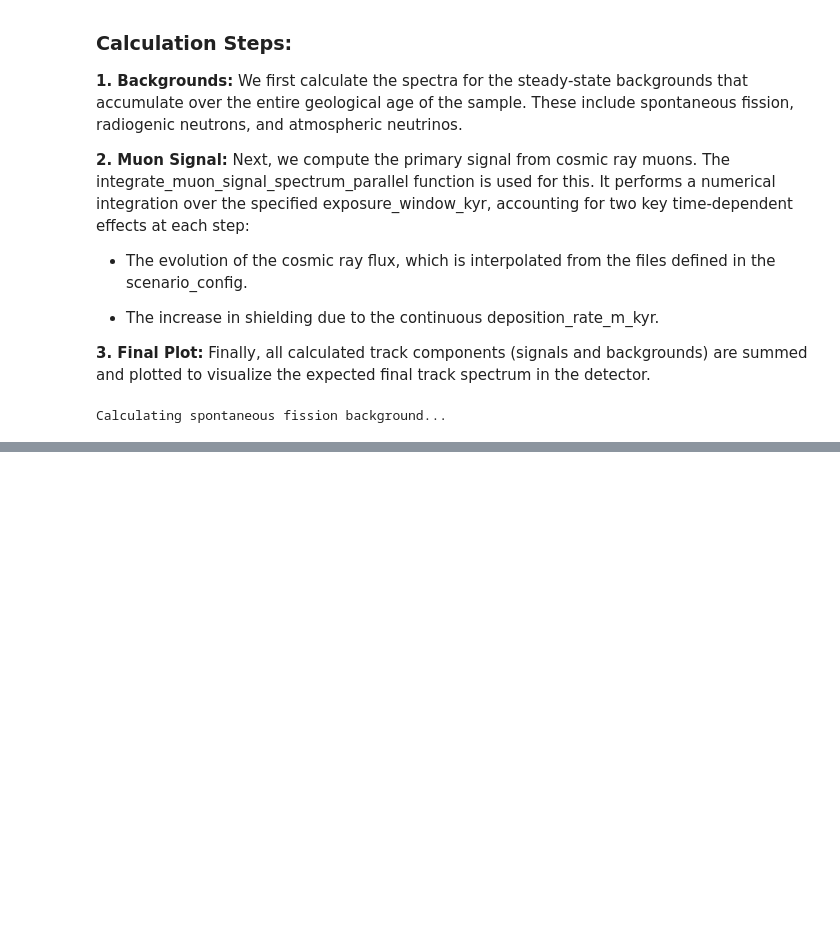
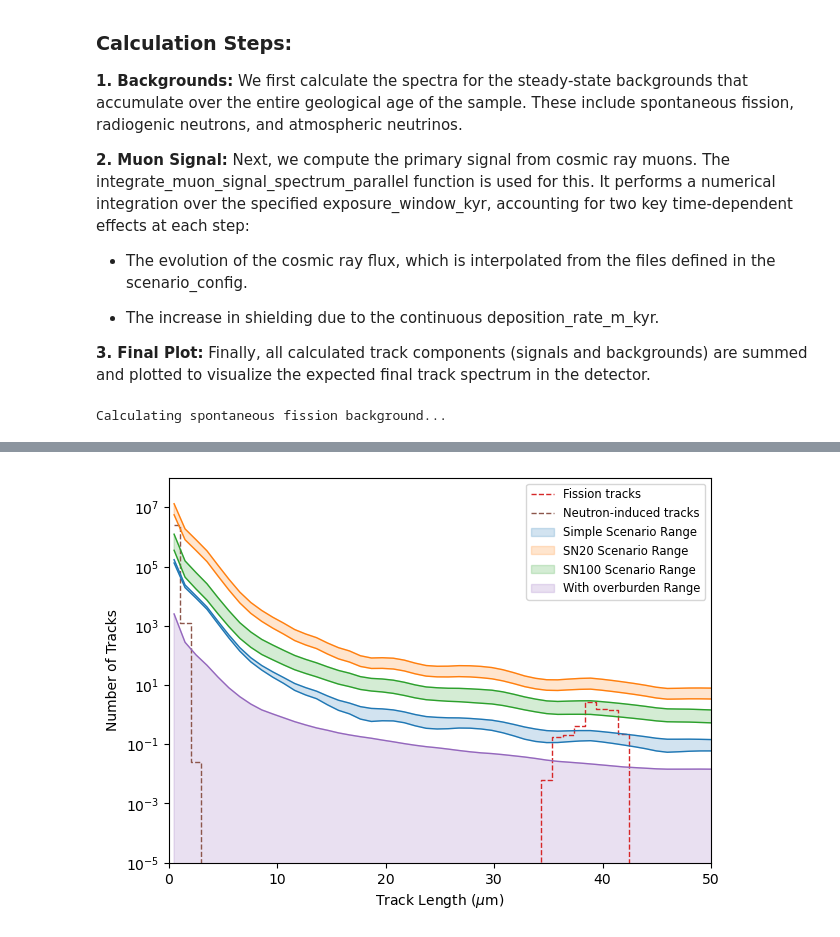
Before and after one commit to cgalelli/PrimusCode, a Jupyter notebook: MSC_analysis.ipynb, the cells around one changed output, grey strips where cells are left out. Saved outputs shown, nothing was run; the diff lists cells and outputs as text; code cells hidden in the pictures; blank space fills up the shorter version.

```diff
--- a/MSC_analysis.ipynb
+++ b/MSC_analysis.ipynb
@@ -188,29 +351,31 @@ plt.show()
 # %%
 fig, ax = plt.subplots(figsize=[7, 5])
 
 ax.step(x_mids/1000, np.array(total_fission_tracks), color='C3', linestyle='dashed', linewidth=1., label="Fission tracks", where='mid')
 ax.step(x_mids/1000, np.array(total_neutron_tracks), color='C5', linestyle='dashed', linewidth=1., label="Neutron-induced tracks", where='mid')
 
 for i in range(len(deposition_rate_m_kyr)):
-    ax.plot(x_mids/1000, np.array(total_muon_tracks_simple[i]), color='C0', label=f"Muon-induced tracks: Simple Scenario, deposition rate {deposition_rate_m_kyr[i]}", linestyle='-', linewidth=1.)
-    ax.plot(x_mids/1000, np.array(total_muon_tracks_SN20[i]), color='C1', label=f"Muon-induced tracks: SN20 Scenario, deposition rate {deposition_rate_m_kyr[i]}", linestyle='-', linewidth=1.)
-    ax.plot(x_mids/1000, np.array(total_muon_tracks_SN100[i]), color='C2', label=f"Muon-induced tracks: SN100 Scenario, deposition rate {deposition_rate_m_kyr[i]}", linestyle='-', linewidth=1.)
-    ax.plot(x_mids/1000, np.array(post_tracks[i]), color='C4', label=f"Muon-induced tracks: with overburden, deposition rate {deposition_rate_m_kyr[i]}", linestyle='-', linewidth=1.)
+    ax.plot(x_mids/1000, np.array(total_muon_tracks_simple[i]), color='C0', linestyle='-', linewidth=1.)
+    ax.plot(x_mids/1000, np.array(total_muon_tracks_SN20[i]), color='C1', linestyle='-', linewidth=1.)
+    ax.plot(x_mids/1000, np.array(total_muon_tracks_SN100[i]), color='C2', linestyle='-', linewidth=1.)
+    ax.plot(x_mids/1000, np.array(post_tracks[i]), color='C4', linestyle='-', linewidth=1.)
 
 ax.fill_between(x_mids/1000, total_muon_tracks_simple[0], total_muon_tracks_simple[-1], color='C0', alpha=0.2, label='Simple Scenario Range')
-ax.fill_between(x_mids/1000, total_muon_tracks_SN20[0], total_muon_tracks_SN20[-1], color='C0', alpha=0.2, label='SN20 Scenario Range')
-ax.fill_between(x_mids/1000, total_muon_tracks_SN100[0], total_muon_tracks_SN100[-1], color='C0', alpha=0.2, label='SN100 Scenario Range')
-ax.fill_between(x_mids/1000, post_tracks[0], post_tracks[-1], color='C4', alpha=0.2, label='Post-Flood Scenario Range')
+ax.fill_between(x_mids/1000, total_muon_tracks_SN20[0], total_muon_tracks_SN20[-1], color='C1', alpha=0.2, label='SN20 Scenario Range')
+ax.fill_between(x_mids/1000, total_muon_tracks_SN100[0], total_muon_tracks_SN100[-1], color='C2', alpha=0.2, label='SN100 Scenario Range')
+ax.fill_between(x_mids/1000, post_tracks[0], post_tracks[-1], color='C4', alpha=0.2, label='With overburden Range')
 
-ax.set_title(f"Track density distribution in {mineral_name} in the two deposition scenarios")
+#ax.set_title(f"Track density distribution in {mineral_name} in the deposition rate range")
 ax.set_xlabel(r"Track Length ($\mu$m)")
-ax.set_ylabel(r"Density of Tracks (g$^{-1}$)")
+ax.set_ylabel(r"Number of Tracks")
 ax.set_yscale("log")
 ax.set_ylim(1e-5, 1e8)
 ax.set_xlim(0, 50)
 ax.legend(fontsize='small')
 plt.savefig("Plots/MSC_track_number_depositions.png", dpi=500)
 plt.show()
+# %% [output]
+[figure, added]
 # %%
 filepath = './Data/processed_recoils/Halite_muon_recoil_simple_0.0kyr_0mwe.npz'
 recoil_data = np.load(filepath)
```
Also changed, not shown: parts of 8 cells of this notebook.
